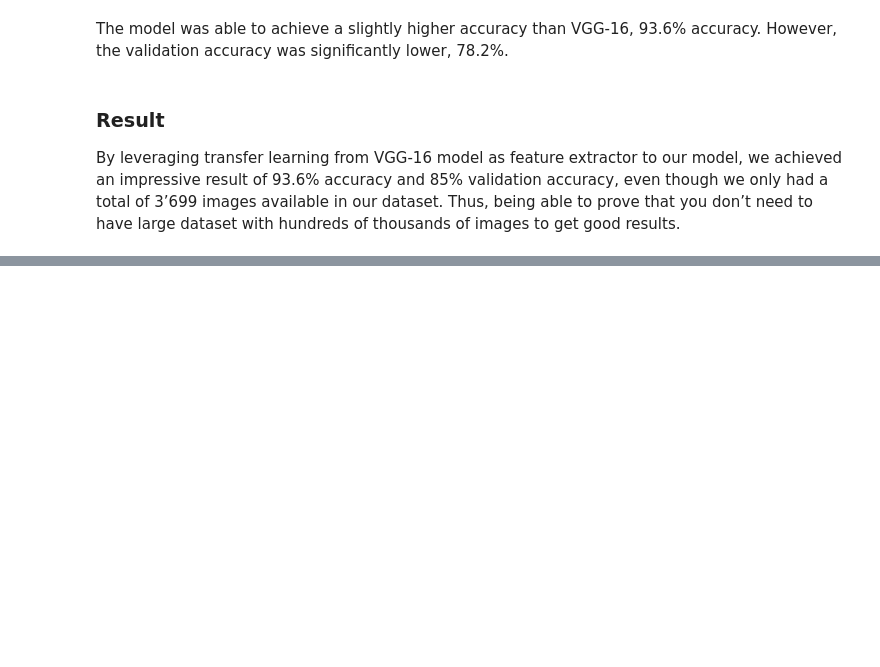
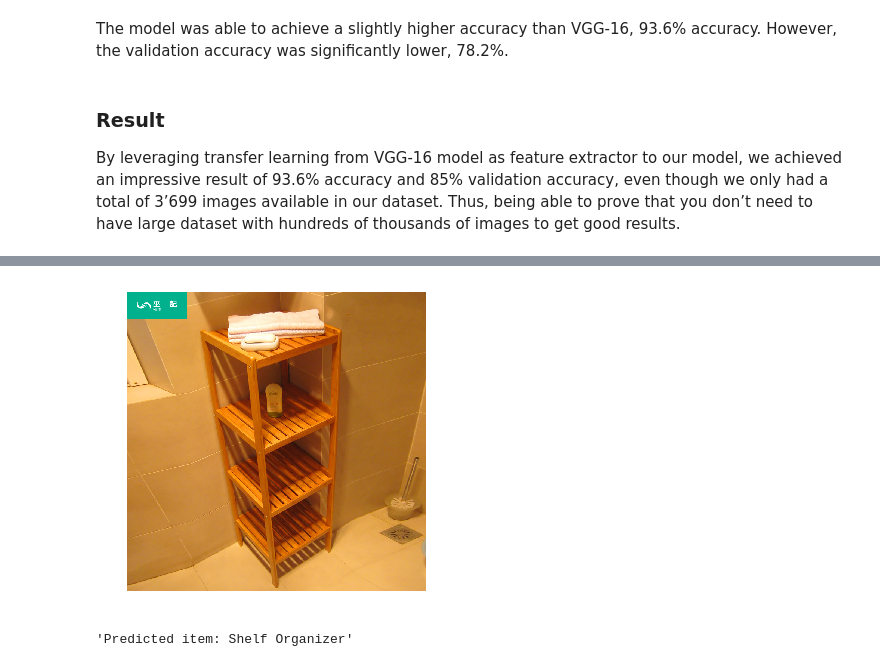
Before and after one commit to joaobecker/deep_learning_furniture, a Jupyter notebook: furniture_caps.ipynb, the cells around one changed output, grey strips where cells are left out. Drawn from its saved outputs; the diff is of its cells as text; code cells hidden in the pictures; blank space fills up the shorter version.

```diff
--- a/furniture_caps.ipynb
+++ b/furniture_caps.ipynb
@@ -992,0 +999,30 @@ By leveraging transfer learning from VGG-16 model as feature extractor to our mo
+# %%
+from keras.models import load_model
+# Importing our best model
+tl_vgg_fe = load_model('drive/My Drive/furniture_categories/furniture_cnn_feature_extraction_noReg.h5')
+
+label_name = ['Swiss Army', 'Purifier', 'Floating Shelf', 'Shelf Organizer', 'Kitchen Bar/Island Table', 'Shoe Rack', 'Wine Storage', 'Kitchen Rack']
+label_id = list(df_furn.label_id.unique())
+
+
+def predict_from_image(img_path):
+    img = load_img(img_path, target_size=(299, 299))
+    img_tensor = img_to_array(img) # (height, width, channels)
+    img_tensor = np.expand_dims(img_tensor, axis=0) # (1, height, width, channels), add a dimension because the model expects this shape: (batch_size, height, width, channels)
+    img_tensor /= 255.
+
+    pred = tl_vgg_fe.predict(img_tensor)
+    sorted_list = sorted(label_id)  # sorted(label_name)
+    predicted_class = sorted_list[np.argmax(pred)]
+
+    plt.imshow(img_tensor[0])
+    plt.axis('off')
+    plt.show()
+
+    item_index = label_id.index(predicted_class)
+    return 'Predicted item: ' + label_name[item_index]
+# %%
+predict_from_image(df_furn[df_furn['label_id'] == 25]['filename'].values[130])
+# %% [output]
+[figure, added]
+'Predicted item: Shelf Organizer'
```
Also changed, not shown: parts of 6 cells of this notebook.
